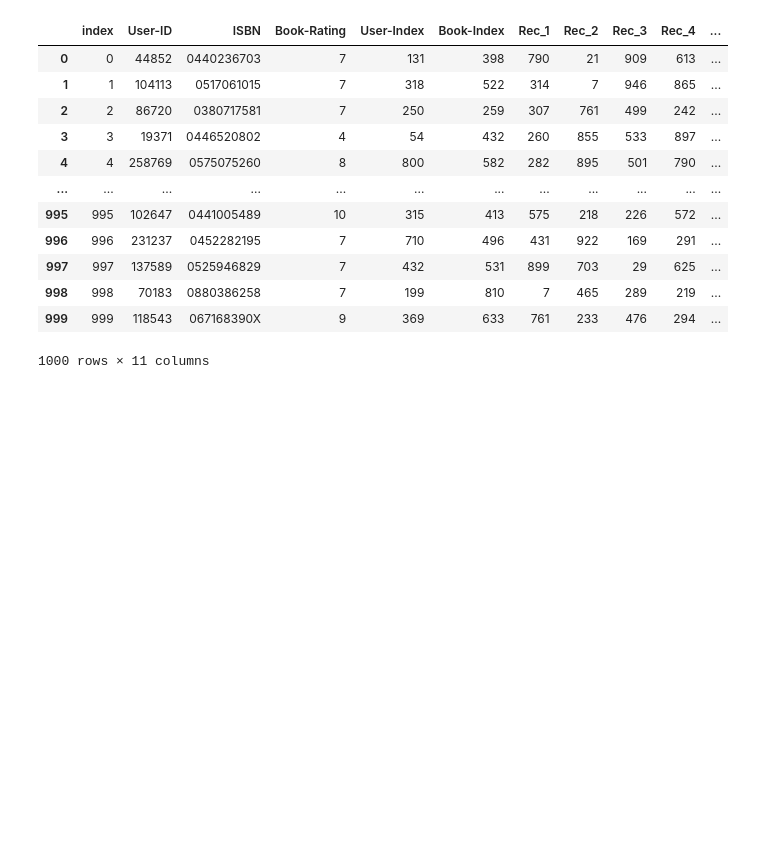
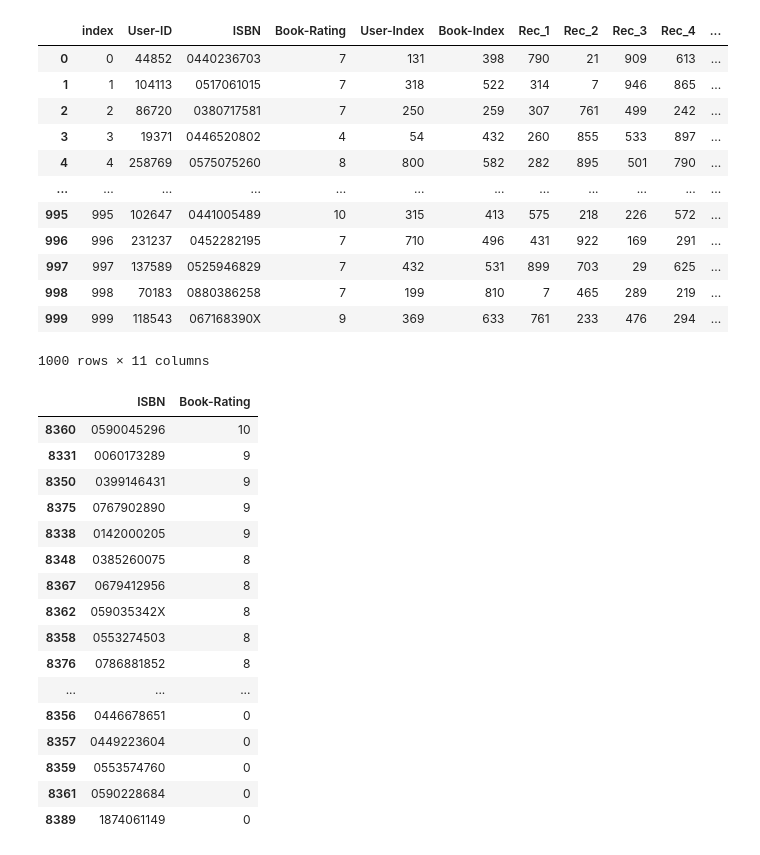
Before and after one commit to hyunji0618/BayesianBookRecommender, a Jupyter notebook: UserStuff.ipynb, the cells around one changed output. Cells and saved outputs as stored; diff of their text form; code cells hidden in the pictures; blank space fills up the shorter version.

```diff
--- a/UserStuff.ipynb
+++ b/UserStuff.ipynb
@@ -53,3 +53,22 @@ random_user = 278843
 raw_df = pd.read_csv(r"book_ratings_cleaned.csv").drop(columns=['Unnamed: 0'])
 # %%
 random_users_books = raw_df[raw_df['User-ID']== random_user][['ISBN','Book-Rating']].sort_values(by='Book-Rating',ascending=False)
+random_users_books
+# %% [output]
+|  | ISBN | Book-Rating |
+| 8360 | 0590045296 | 10 |
+| 8331 | 0060173289 | 9 |
+| 8350 | 0399146431 | 9 |
+| 8375 | 0767902890 | 9 |
+| 8338 | 0142000205 | 9 |
+| 8348 | 0385260075 | 8 |
+| 8367 | 0679412956 | 8 |
+| 8362 | 059035342X | 8 |
+| 8358 | 0553274503 | 8 |
+| 8376 | 0786881852 | 8 |
+| ... | ... | ... |
+| 8356 | 0446678651 | 0 |
+| 8357 | 0449223604 | 0 |
+| 8359 | 0553574760 | 0 |
+| 8361 | 0590228684 | 0 |
+| 8389 | 1874061149 | 0 |
```
Also changed, not shown: parts of 6 cells of this notebook.
